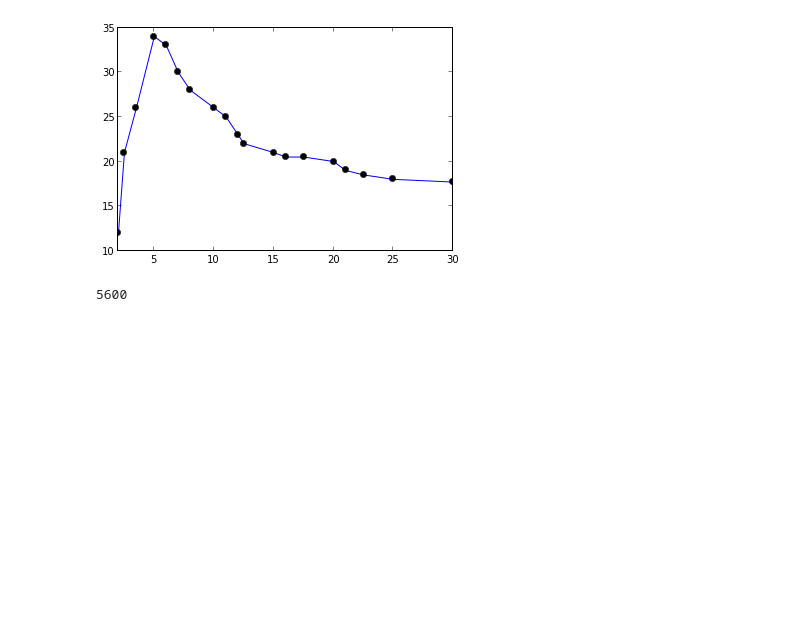
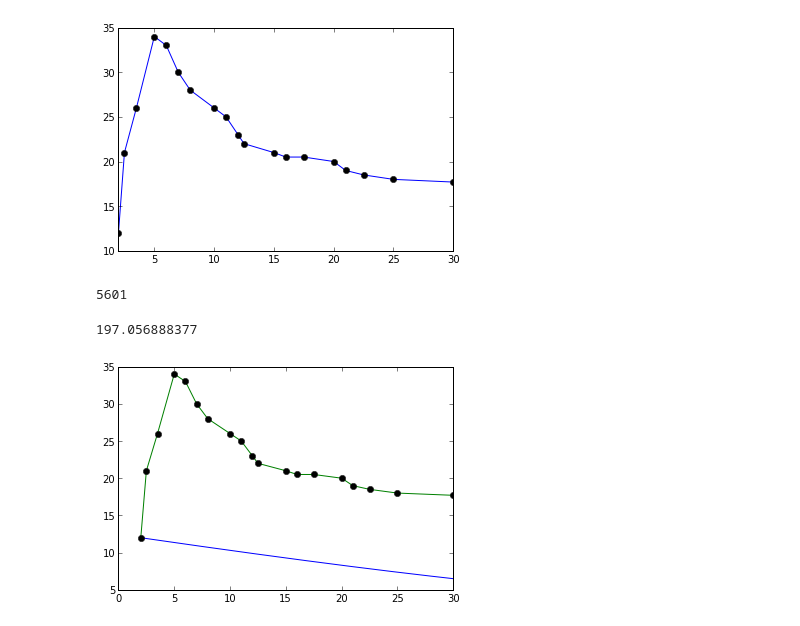
Before and after one commit to HalbardHobby/FisicaComputacional, a Jupyter notebook: Tarea8/Tarea8.ipynb, the cells around one changed output. Saved outputs shown, nothing was run; the diff lists cells and outputs as text; code cells hidden in the pictures; blank space fills up the shorter version.

```diff
--- a/Tarea8/Tarea8.ipynb
+++ b/Tarea8/Tarea8.ipynb
@@ -19,18 +21,21 @@ plot(t,p,'ko')
 [figure]
 # %%
 #inicializando las variables del paper
-alpha=0.5
-beta=0.5
-s0=0.5
-km1=0.5
-km2=0.5
+alpha=rand()
+beta=rand()
+s0=rand()
+km1=rand()
+km2=rand()
 
 #las cosas del runge kuttaa
 h=0.005
-n_punt=int((t[-1]-t[0])/h)
+n_punt=int((t[-1]-t[0])/h)+1
+t_r=linspace(t[0],t[-1],n_punt)
+
+
 print n_punt
 # %% [output]
-5600
+5601
 # %%
 def p_prime(p,t):#se supone que calcula la diferencial como está especificad en el paper
     p0=alpha*(s0-p)
@@ -54,11 +59,28 @@ def paso_runge_kutta(p,t):#esta vaina son muchos puntos
 
     return (k1+(2*k2)+(2*k3)+k4)/6
 
-def simular();
-    t_r=linspace(t[0],t[-1],n_punt)
+def simular():
     p_r=zeros(n_punt)
     p_r[0]=p[0]
+    for i in range(n_punt-1):
+        p_r[i+1]=p_r[i]+(h*paso_runge_kutta(p_r[i],t_r[i]))
+    return p_r
 
-    for i in range(n_punt-1):
-        p_r[i+1]=paso_runge_kutta(p_r[i],t_r[i])
-    return (t_r,p_r)
+def cost_j(p_r):
+    pos=[]
+    for ti in t:
+        pos.append(where(t_r==ti))
+    chi=0
+    for i in range(len(pos)):
+        chi+=(p[i]-p_r[pos[i][0]])**2
+    return float(chi/len(pos))
+# %%
+p_t=simular()
+plot(t_r,p_t)
+plot(t,p)
+plot(t,p,'ko')
+cost= cost_j(p_t)
+print cost
+# %% [output]
+197.056888377
+[figure, added]
```
Also changed, not shown: parts of 6 cells of this notebook.
